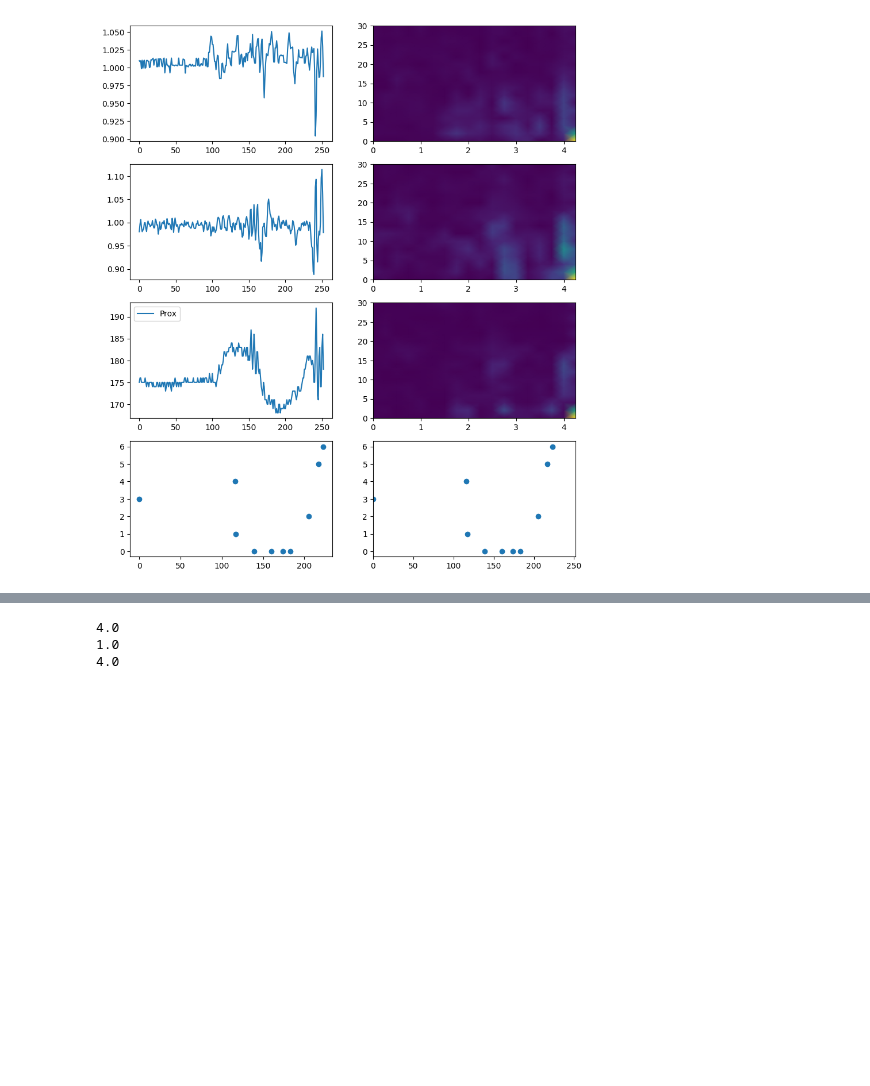
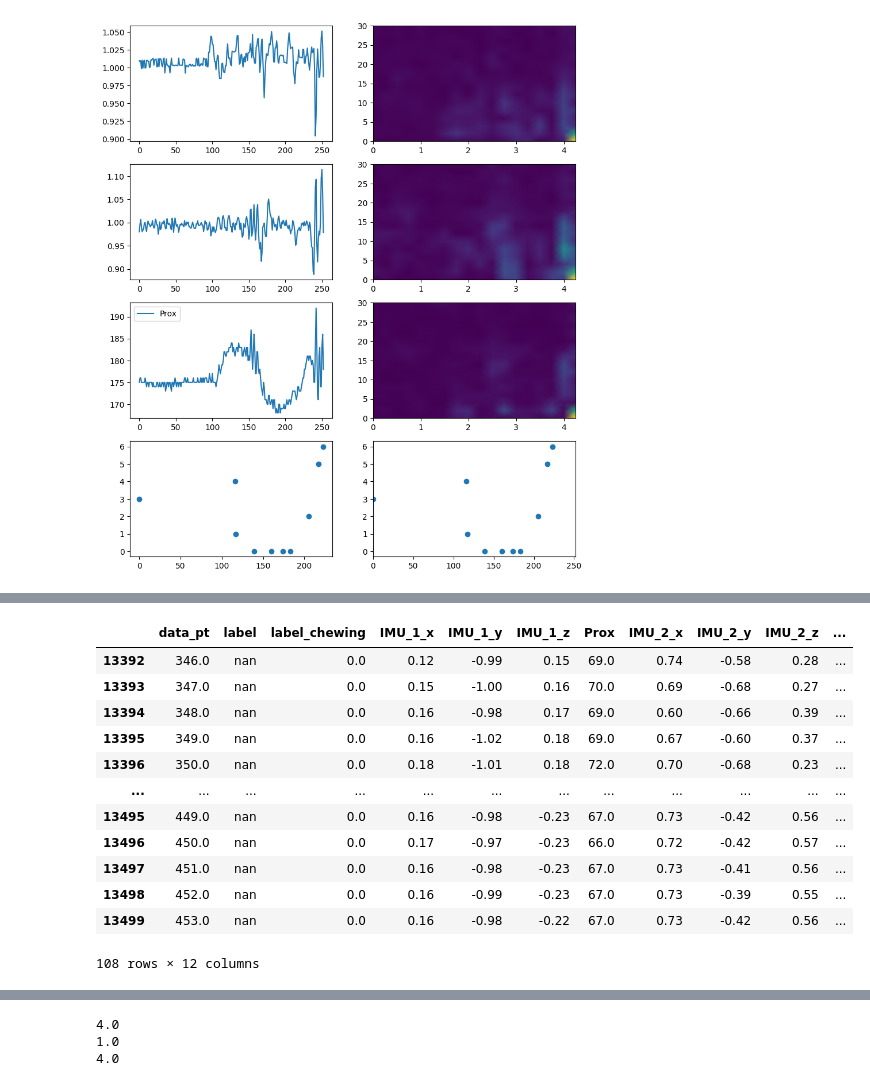
Before and after one commit to eating-detection/sensor-based, a Jupyter notebook: data_preprocessing.ipynb, the cells around one changed output, grey strips where cells are left out. Cells and saved outputs as stored; diff of their text form; code cells hidden in the pictures; blank space fills up the shorter version.

```diff
--- a/data_preprocessing.ipynb
+++ b/data_preprocessing.ipynb
@@ -210,0 +279,16 @@ Prox_frames = extract_frames('Prox')
+# %%
+sensor_ts_df.iloc[13380:13500]
+# %% [output]
+|  | data_pt | label | label_chewing | IMU_1_x | IMU_1_y | IMU_1_z | Prox | IMU_2_x | IMU_2_y | IMU_2_z | ... |
+| 13392 | 346.0 | nan | 0.0 | 0.12 | -0.99 | 0.15 | 69.0 | 0.74 | -0.58 | 0.28 | ... |
+| 13393 | 347.0 | nan | 0.0 | 0.15 | -1.00 | 0.16 | 70.0 | 0.69 | -0.68 | 0.27 | ... |
+| 13394 | 348.0 | nan | 0.0 | 0.16 | -0.98 | 0.17 | 69.0 | 0.60 | -0.66 | 0.39 | ... |
+| 13395 | 349.0 | nan | 0.0 | 0.16 | -1.02 | 0.18 | 69.0 | 0.67 | -0.60 | 0.37 | ... |
+| 13396 | 350.0 | nan | 0.0 | 0.18 | -1.01 | 0.18 | 72.0 | 0.70 | -0.68 | 0.23 | ... |
+| ... | ... | ... | ... | ... | ... | ... | ... | ... | ... | ... | ... |
+| 13495 | 449.0 | nan | 0.0 | 0.16 | -0.98 | -0.23 | 67.0 | 0.73 | -0.42 | 0.56 | ... |
+| 13496 | 450.0 | nan | 0.0 | 0.17 | -0.97 | -0.23 | 66.0 | 0.72 | -0.42 | 0.57 | ... |
+| 13497 | 451.0 | nan | 0.0 | 0.16 | -0.98 | -0.23 | 67.0 | 0.73 | -0.41 | 0.56 | ... |
+| 13498 | 452.0 | nan | 0.0 | 0.16 | -0.99 | -0.23 | 67.0 | 0.73 | -0.39 | 0.55 | ... |
+| 13499 | 453.0 | nan | 0.0 | 0.16 | -0.98 | -0.22 | 67.0 | 0.73 | -0.42 | 0.56 | ... |
+108 rows × 12 columns
```
Also changed, not shown: parts of 9 cells of this notebook.
